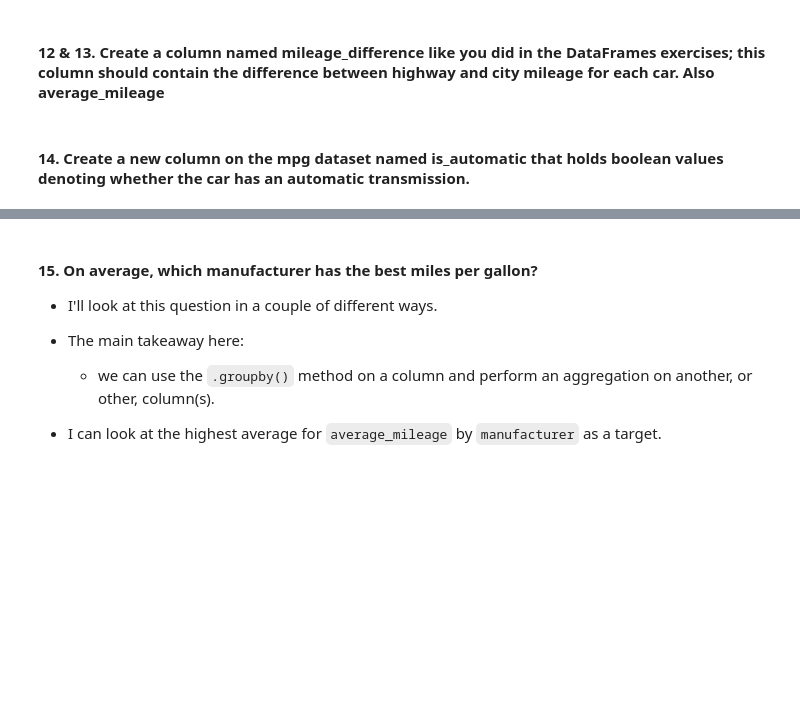
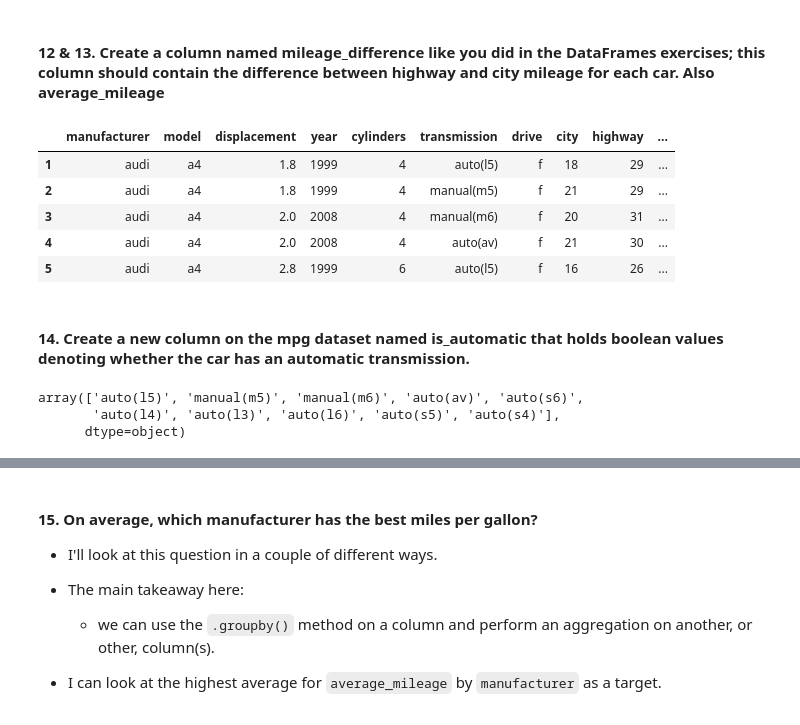
Before and after one commit to CodeupClassroom/kalpana-data-science-libraries, a Jupyter notebook: advanced_dataframe_exercises.ipynb, the cells around one changed output, grey strips where cells are left out. Drawn from its saved outputs; the diff is of its cells as text; code cells hidden in the pictures; blank space fills up the shorter version.

```diff
--- a/advanced_dataframe_exercises.ipynb
+++ b/advanced_dataframe_exercises.ipynb
@@ -231,2 +335,4 @@ popularity of the car.
+# %%
+mpg.columns = ['manufacturer', 'model', 'displacement', 'year', 'cylinders', 'transmission', 'drive', 'city','highway', 'fuel', 'class']
 # %% [markdown]
 #### 10. How many different manufacturers are there?
@@ -238,5 +363,28 @@ mpg.model.nunique()
 38
 # %% [markdown]
 #### 12 & 13. Create a column named mileage_difference like you did in the DataFrames exercises; this column should contain the difference between highway and city mileage for each car. Also average_mileage
+# %%
+# create new column called mileage difference
+mpg['mileage_difference'] = mpg.highway - mpg.city
+
+#create new column called average mileage
+mpg['average_mileage'] = (mpg.city + mpg.highway)/2
+
+mpg.head()
+# %% [output]
+|  | manufacturer | model | displacement | year | cylinders | transmission | drive | city | highway | ... |
+| 1 | audi | a4 | 1.8 | 1999 | 4 | auto(l5) | f | 18 | 29 | ... |
+| 2 | audi | a4 | 1.8 | 1999 | 4 | manual(m5) | f | 21 | 29 | ... |
+| 3 | audi | a4 | 2.0 | 2008 | 4 | manual(m6) | f | 20 | 31 | ... |
+| 4 | audi | a4 | 2.0 | 2008 | 4 | auto(av) | f | 21 | 30 | ... |
+| 5 | audi | a4 | 2.8 | 1999 | 6 | auto(l5) | f | 16 | 26 | ... |
 # %% [markdown]
 #### 14. Create a new column on the mpg dataset named is_automatic that holds boolean values denoting whether the car has an automatic transmission.
+# %%
+# I check the values in the `transmission` column to see what I'm working with.
+
+mpg.transmission.unique()
+# %% [output]
+array(['auto(l5)', 'manual(m5)', 'manual(m6)', 'auto(av)', 'auto(s6)',
+       'auto(l4)', 'auto(l3)', 'auto(l6)', 'auto(s5)', 'auto(s4)'],
+      dtype=object)
```
Also changed, not shown: parts of 23 cells of this notebook.
